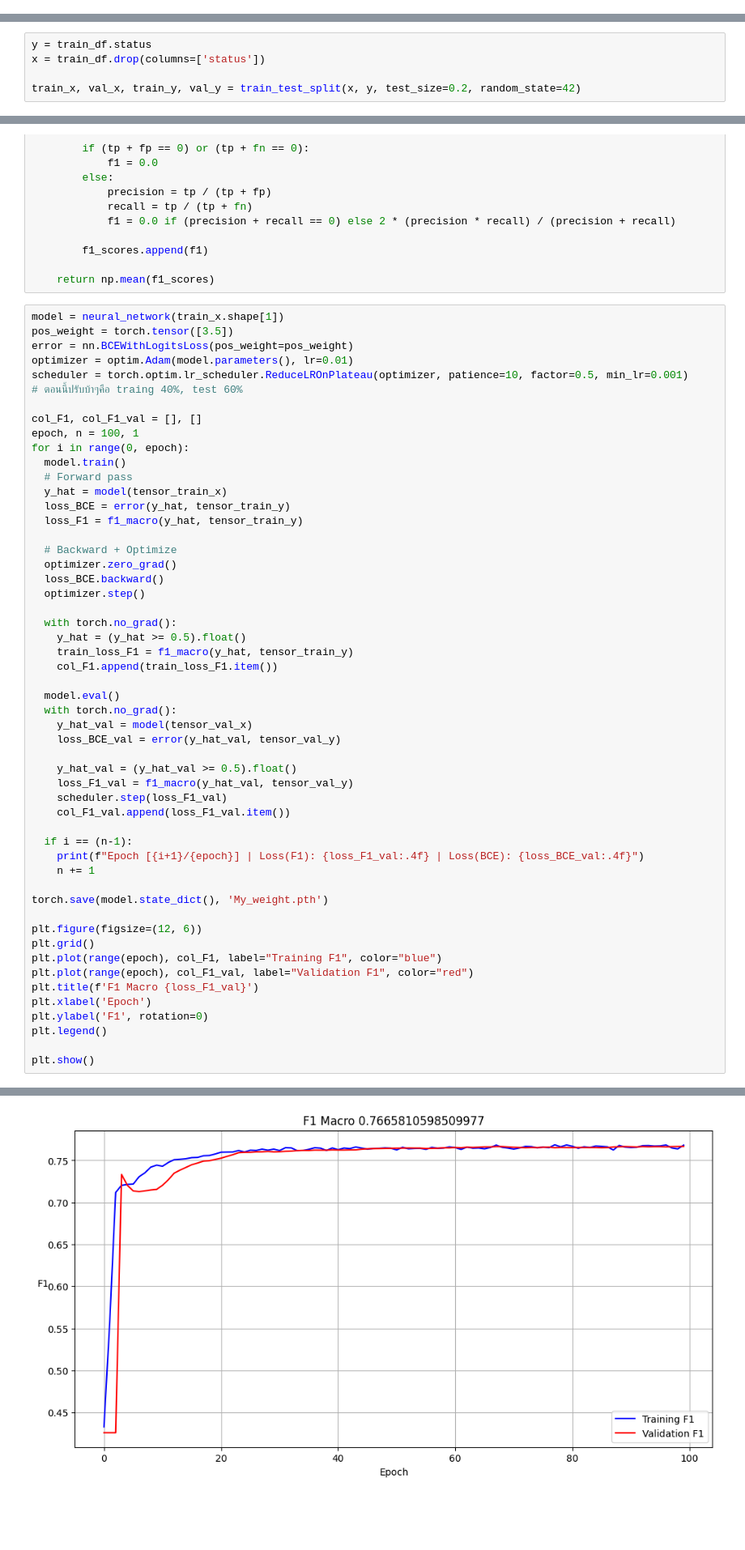
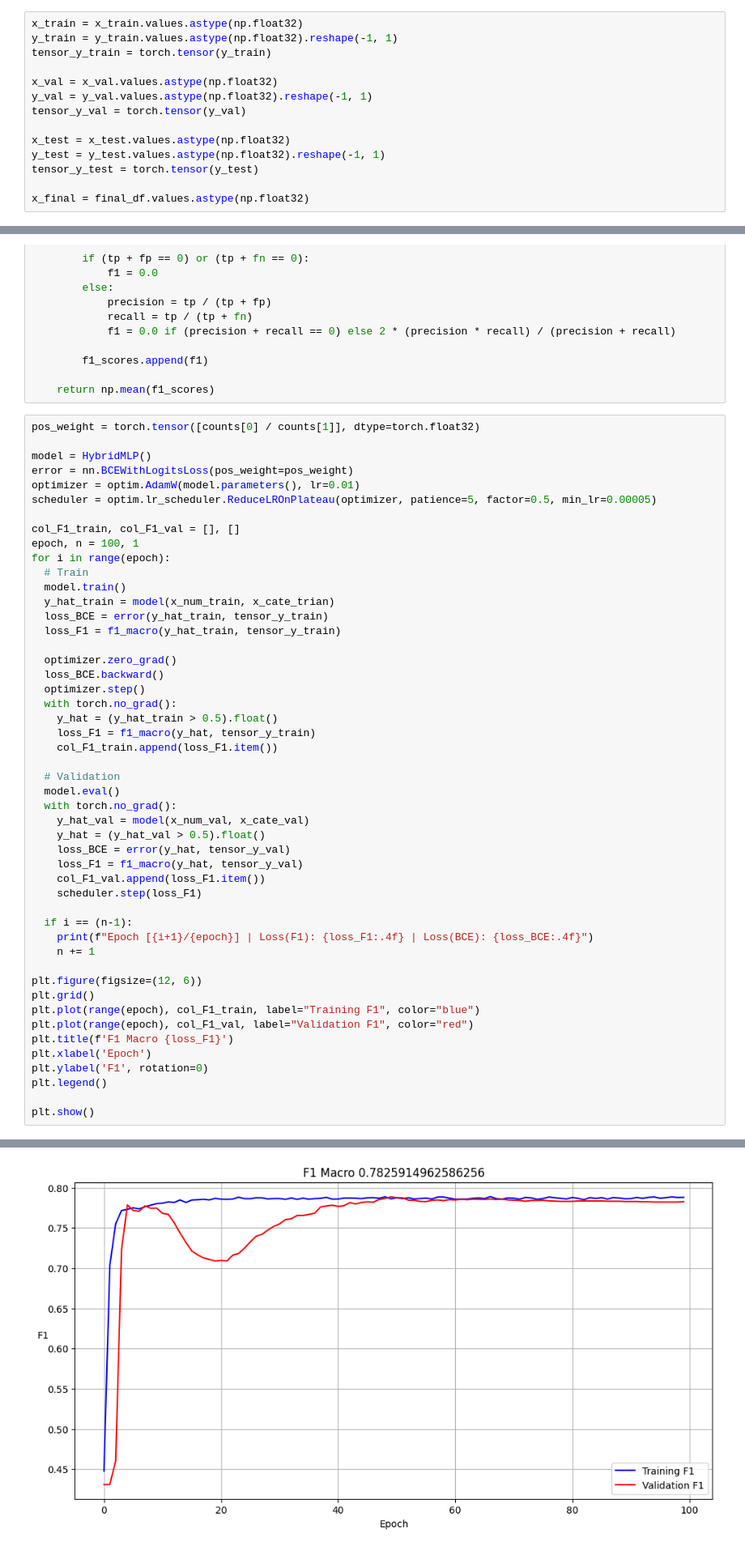
Before and after one commit to Rokabpy/BankMod-AI-Hackathon, a Jupyter notebook: BankMod_AI_Hackathon_[online].ipynb, the cells around one changed output, grey strips where cells are left out. Shown at 81% size. Cells and saved outputs as stored; diff of their text form; blank space fills up the shorter version.

```diff
--- a/BankMod_AI_Hackathon_[online].ipynb
+++ b/BankMod_AI_Hackathon_[online].ipynb
@@ -78 +111,15 @@ test_df = pd.get_dummies(test_df, columns=['home', 'intent', 'gra', 'file'], dty
+# %%
+x_train = x_train.values.astype(np.float32)
+y_train = y_train.values.astype(np.float32).reshape(-1, 1)
+tensor_y_train = torch.tensor(y_train)
+
+x_val = x_val.values.astype(np.float32)
+y_val = y_val.values.astype(np.float32).reshape(-1, 1)
+tensor_y_val = torch.tensor(y_val)
+
+x_test = x_test.values.astype(np.float32)
+y_test = y_test.values.astype(np.float32).reshape(-1, 1)
+tensor_y_test = torch.tensor(y_test)
+
+x_final = final_df.values.astype(np.float32)
 # %%
@@ -106,5 +144,0 @@ sns.heatmap(cor, annot=False, cmap='coolwarm')
-# %%
-y = train_df.status
-x = train_df.drop(columns=['status'])
-
-train_x, val_x, train_y, val_y = train_test_split(x, y, test_size=0.2, random_state=42)
@@ -193,53 +264,49 @@ def f1_macro(y_pred, y_true, threshold=0.5):
 
     return np.mean(f1_scores)
 # %%
-model = neural_network(train_x.shape[1])
-pos_weight = torch.tensor([3.5])
+pos_weight = torch.tensor([counts[0] / counts[1]], dtype=torch.float32)
+
+model = HybridMLP()
 error = nn.BCEWithLogitsLoss(pos_weight=pos_weight)
-optimizer = optim.Adam(model.parameters(), lr=0.01)
-scheduler = torch.optim.lr_scheduler.ReduceLROnPlateau(optimizer, patience=10, factor=0.5, min_lr=0.001)
-# ตอนนี้ปรับบ้าๆคือ traing 40%, test 60%
+optimizer = optim.AdamW(model.parameters(), lr=0.01)
+scheduler = optim.lr_scheduler.ReduceLROnPlateau(optimizer, patience=5, factor=0.5, min_lr=0.00005)
 
-col_F1, col_F1_val = [], []
+col_F1_train, col_F1_val = [], []
 epoch, n = 100, 1
-for i in range(0, epoch):
+for i in range(epoch):
+  # Train
   model.train()
-  # Forward pass
-  y_hat = model(tensor_train_x)
-  loss_BCE = error(y_hat, tensor_train_y)
-  loss_F1 = f1_macro(y_hat, tensor_train_y)
+  y_hat_train = model(x_num_train, x_cate_trian)
+  loss_BCE = error(y_hat_train, tensor_y_train)
+  loss_F1 = f1_macro(y_hat_train, tensor_y_train)
 
-  # Backward + Optimize
   optimizer.zero_grad()
   loss_BCE.backward()
   optimizer.step()
+  with torch.no_grad():
+    y_hat = (y_hat_train > 0.5).float()
+    loss_F1 = f1_macro(y_hat, tensor_y_train)
+    col_F1_train.append(loss_F1.item())
 
-  with torch.no_grad():
-    y_hat = (y_hat >= 0.5).float()
-    train_loss_F1 = f1_macro(y_hat, tensor_train_y)
-    col_F1.append(train_loss_F1.item())
-
+  # Validation
   model.eval()
   with torch.no_grad():
-    y_hat_val = model(tensor_val_x)
-    loss_BCE_val = error(y_hat_val, tensor_val_y)
-
-    y_hat_val = (y_hat_val >= 0.5).float()
-    loss_F1_val = f1_macro(y_hat_val, tensor_val_y)
-    scheduler.step(loss_F1_val)
-    col_F1_val.append(loss_F1_val.item())
+    y_hat_val = model(x_num_val, x_cate_val)
+    y_hat = (y_hat_val > 0.5).float()
+    loss_BCE = error(y_hat, tensor_y_val)
+    loss_F1 = f1_macro(y_hat, tensor_y_val)
+    col_F1_val.append(loss_F1.item())
+    scheduler.step(loss_F1)
 
   if i == (n-1):
-    print(f"Epoch [{i+1}/{epoch}] | Loss(F1): {loss_F1_val:.4f} | Loss(BCE): {loss_BCE_val:.4f}")
+    print(f"Epoch [{i+1}/{epoch}] | Loss(F1): {loss_F1:.4f} | Loss(BCE): {loss_BCE:.4f}")
     n += 1
-
-torch.save(model.state_dict(), 'My_weight.pth')
 
 plt.figure(figsize=(12, 6))
 plt.grid()
-plt.plot(range(epoch), col_F1, label="Training F1", color="blue")
+plt.plot(range(epoch), col_F1_train, label="Training F1", color="blue")
 plt.plot(range(epoch), col_F1_val, label="Validation F1", color="red")
-plt.title(f'F1 Macro {loss_F1_val}')
+plt.title(f'F1 Macro {loss_F1}')
 plt.xlabel('Epoch')
 plt.ylabel('F1', rotation=0)
 plt.legend()
@@ -266 +333 @@ Epoch [100/100] | Loss(F1): 0.7666 | Loss(BCE): 0.7326
-[figure, old version]
+[figure, new version]
```
Also changed, not shown: parts of 26 cells of this notebook.
